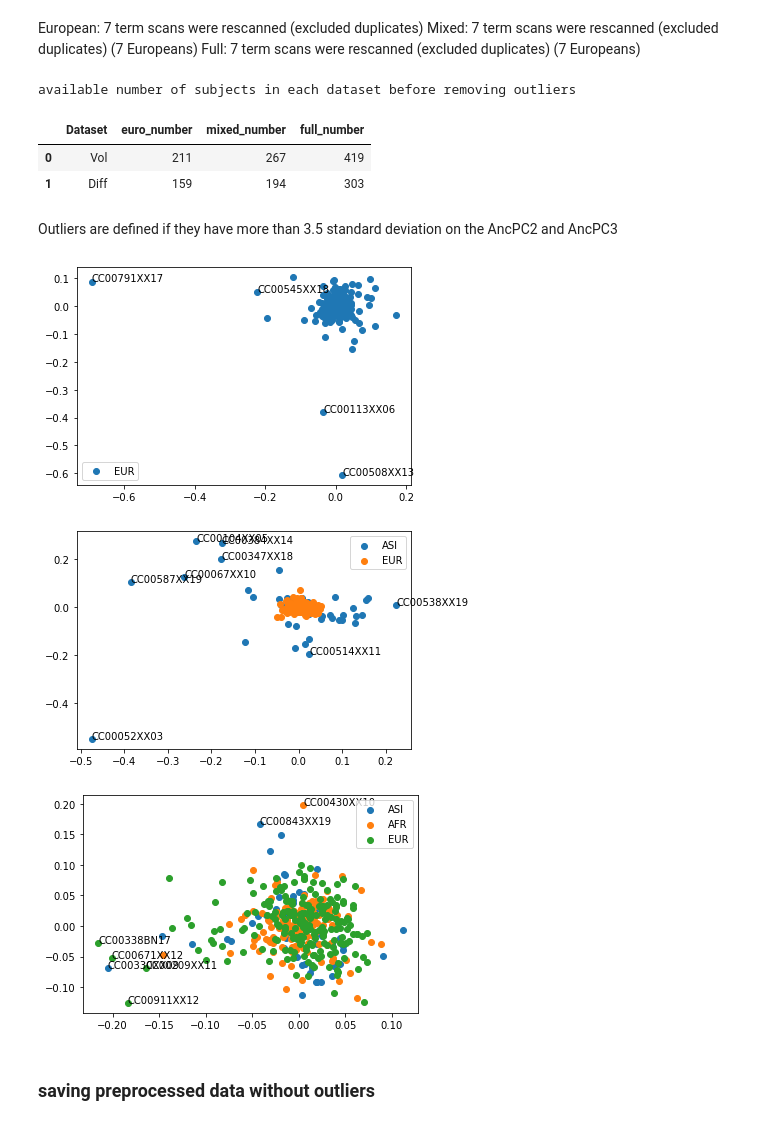
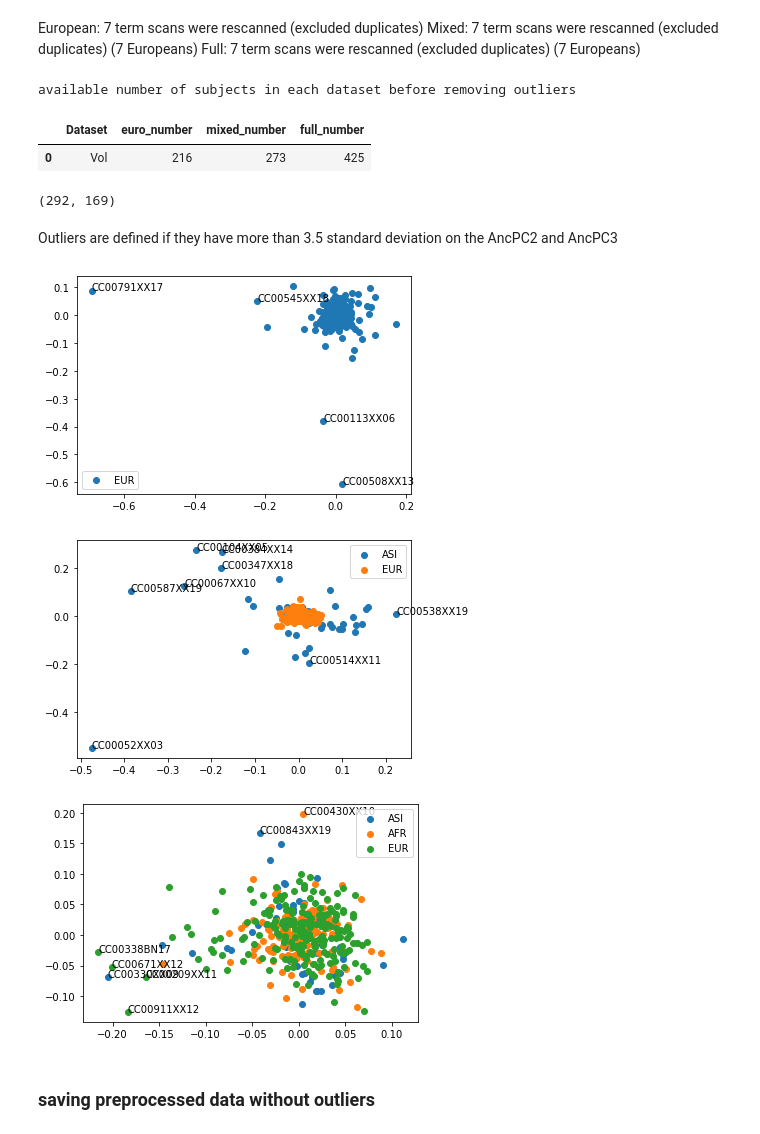
Before and after one commit to lehai-ml/dHCP_genetics, a Jupyter notebook: notebook_results/scz/1_SCZ_dHCP_data_preprocessing.ipynb, the cells around one changed output. Saved outputs shown, nothing was run; the diff lists cells and outputs as text; code cells hidden in the pictures.

```diff
--- a/notebook_results/scz/1_SCZ_dHCP_data_preprocessing.ipynb
+++ b/notebook_results/scz/1_SCZ_dHCP_data_preprocessing.ipynb
@@ -499,6 +416,6 @@ European: 7 term scans were rescanned (excluded duplicates)
 Mixed: 7 term scans were rescanned (excluded duplicates) (7 Europeans)
 Full: 7 term scans were rescanned (excluded duplicates) (7 Europeans)
 # %%
-european_cohort.extract_neonates_data(termness = 'term',get_data=['volumetric','diffusion'],remove_duplicates=True) # other options = preterm/term_at_scan
-mixed_cohort.extract_neonates_data(termness = 'term',get_data=['volumetric','diffusion'],remove_duplicates=True)
-full_cohort.extract_neonates_data(termness = 'term',get_data=['volumetric','diffusion'],remove_duplicates=True)
+european_cohort.volumetric_df = european_cohort.extract_neonates_data(columns=['Imperial 1','termness'],criteria={'termness':'term'},remove_duplicates=True) # other options = preterm/term_at_scan
+mixed_cohort.volumetric_df = mixed_cohort.extract_neonates_data(columns=['Imperial 1','termness'],criteria={'termness':'term'},remove_duplicates=True) # other options = preterm/term_at_scan
+full_cohort.volumetric_df = full_cohort.extract_neonates_data(columns=['Imperial 1','termness'],criteria={'termness':'term'},remove_duplicates=True) # other options = preterm/term_at_scan
@@ -505,25 +424,24 @@ full_cohort.extract_neonates_data(termness = 'term',get_data=['volumetric','diff
 # %%
 print('available number of subjects in each dataset before removing outliers')
 pd.DataFrame({
-    'Dataset': ['Vol', 'Diff',],
+    'Dataset': ['Vol',],
     'euro_number': [
         european_cohort.volumetric_df.shape[0],
-        european_cohort.diffusion_df.shape[0],
+#         european_cohort.diffusion_df.shape[0],
 #         european_cohort.micro_df.shape[0]
     ],
     'mixed_number': [
         mixed_cohort.volumetric_df.shape[0],
-        mixed_cohort.diffusion_df.shape[0],
+#         mixed_cohort.diffusion_df.shape[0],
 #         mixed_cohort.micro_df.shape[0]
     ],
     'full_number': [
         full_cohort.volumetric_df.shape[0],
-        full_cohort.diffusion_df.shape[0],
+#         full_cohort.diffusion_df.shape[0],
 #         full_cohort.micro_df.shape[0]
     ]
 })
 # %% [output]
 available number of subjects in each dataset before removing outliers
 |  | Dataset | euro_number | mixed_number | full_number |
-| 0 | Vol | 211 | 267 | 419 |
-| 1 | Diff | 159 | 194 | 303 |
+| 0 | Vol | 216 | 273 | 425 |
@@ -532,3 +448,7 @@ european_cohort_batch_2.extract_neonates_data(termness='term')
+# %%
+european_cohort_batch_2.volumetric_df.shape
+# %% [output]
+(292, 169)
 # %% [markdown]
 Outliers are defined if they have more than 3.5 standard deviation on the AncPC2 and AncPC3
 # %%
@@ -548,7 +468,7 @@ full_cohort.volumetric_df, _ = genetic_file_preprocess.Cohort.remove_outliers(
     to_annotate='ID')
 # %% [output]
 [figure]
-[figure, old version]
+[figure, new version]
-[figure, old version]
+[figure, new version]
 # %% [markdown]
 ### saving preprocessed data without outliers
```
Also changed, not shown: parts of 17 cells of this notebook.
